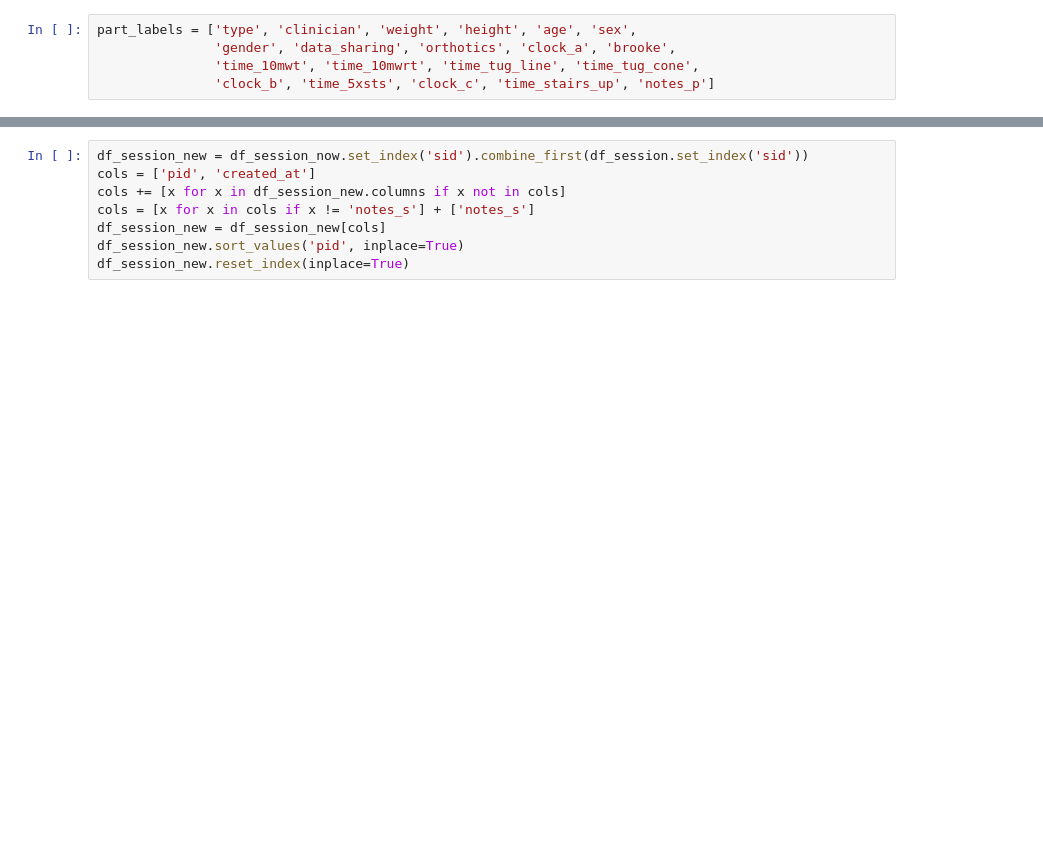
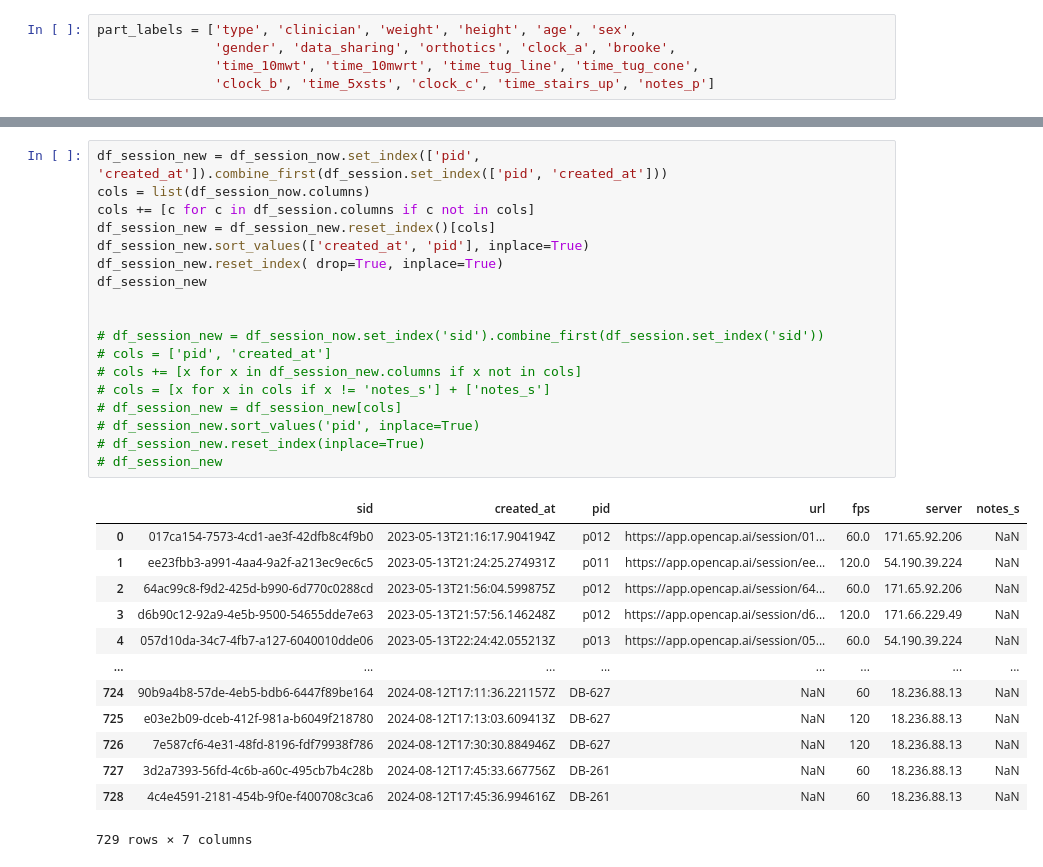
Before and after one commit to stanfordnmbl/opencap-core, a Jupyter notebook: Examples/pepper_metadata.ipynb, the cells around one changed output, grey strips where cells are left out. Cells and saved outputs as stored; diff of their text form; blank space fills up the shorter version.

```diff
--- a/Examples/pepper_metadata.ipynb
+++ b/Examples/pepper_metadata.ipynb
@@ -160,10 +176,34 @@ df_part_new.sort_values(['date', 'pid'], inplace=True)
 # %%
-df_session_new = df_session_now.set_index('sid').combine_first(df_session.set_index('sid'))
-cols = ['pid', 'created_at']
-cols += [x for x in df_session_new.columns if x not in cols]
-cols = [x for x in cols if x != 'notes_s'] + ['notes_s']
-df_session_new = df_session_new[cols]
-df_session_new.sort_values('pid', inplace=True)
-df_session_new.reset_index(inplace=True)
+df_session_new = df_session_now.set_index(['pid', 'created_at']).combine_first(df_session.set_index(['pid', 'created_at']))
+cols = list(df_session_now.columns)
+cols += [c for c in df_session.columns if c not in cols]
+df_session_new = df_session_new.reset_index()[cols]
+df_session_new.sort_values(['created_at', 'pid'], inplace=True)
+df_session_new.reset_index( drop=True, inplace=True)
+df_session_new
+
+
+# df_session_new = df_session_now.set_index('sid').combine_first(df_session.set_index('sid'))
+# cols = ['pid', 'created_at']
+# cols += [x for x in df_session_new.columns if x not in cols]
+# cols = [x for x in cols if x != 'notes_s'] + ['notes_s']
+# df_session_new = df_session_new[cols]
+# df_session_new.sort_values('pid', inplace=True)
+# df_session_new.reset_index(inplace=True)
+# df_session_new
+# %% [output]
+|  | sid | created_at | pid | url | fps | server | notes_s |
+| 0 | 017ca154-7573-4cd1-ae3f-42dfb8c4f9b0 | 2023-05-13T21:16:17.904194Z | p012 | https://app.opencap.ai/session/01... | 60.0 | 171.65.92.206 | NaN |
+| 1 | ee23fbb3-a991-4aa4-9a2f-a213ec9ec6c5 | 2023-05-13T21:24:25.274931Z | p011 | https://app.opencap.ai/session/ee... | 120.0 | 54.190.39.224 | NaN |
+| 2 | 64ac99c8-f9d2-425d-b990-6d770c0288cd | 2023-05-13T21:56:04.599875Z | p012 | https://app.opencap.ai/session/64... | 60.0 | 171.65.92.206 | NaN |
+| 3 | d6b90c12-92a9-4e5b-9500-54655dde7e63 | 2023-05-13T21:57:56.146248Z | p012 | https://app.opencap.ai/session/d6... | 120.0 | 171.66.229.49 | NaN |
+| 4 | 057d10da-34c7-4fb7-a127-6040010dde06 | 2023-05-13T22:24:42.055213Z | p013 | https://app.opencap.ai/session/05... | 60.0 | 54.190.39.224 | NaN |
+| ... | ... | ... | ... | ... | ... | ... | ... |
+| 724 | 90b9a4b8-57de-4eb5-bdb6-6447f89be164 | 2024-08-12T17:11:36.221157Z | DB-627 | NaN | 60 | 18.236.88.13 | NaN |
+| 725 | e03e2b09-dceb-412f-981a-b6049f218780 | 2024-08-12T17:13:03.609413Z | DB-627 | NaN | 120 | 18.236.88.13 | NaN |
+| 726 | 7e587cf6-4e31-48fd-8196-fdf79938f786 | 2024-08-12T17:30:30.884946Z | DB-627 | NaN | 120 | 18.236.88.13 | NaN |
+| 727 | 3d2a7393-56fd-4c6b-a60c-495cb7b4c28b | 2024-08-12T17:45:33.667756Z | DB-261 | NaN | 60 | 18.236.88.13 | NaN |
+| 728 | 4c4e4591-2181-454b-9f0e-f400708c3ca6 | 2024-08-12T17:45:36.994616Z | DB-261 | NaN | 60 | 18.236.88.13 | NaN |
+729 rows × 7 columns
 # %%
 df_trial_new = df_trial_now.set_index(['sid', 'trial']).combine_first(df_trial.set_index(['sid', 'trial']))
```
Also changed, not shown: parts of 12 cells of this notebook, 6 other files.
